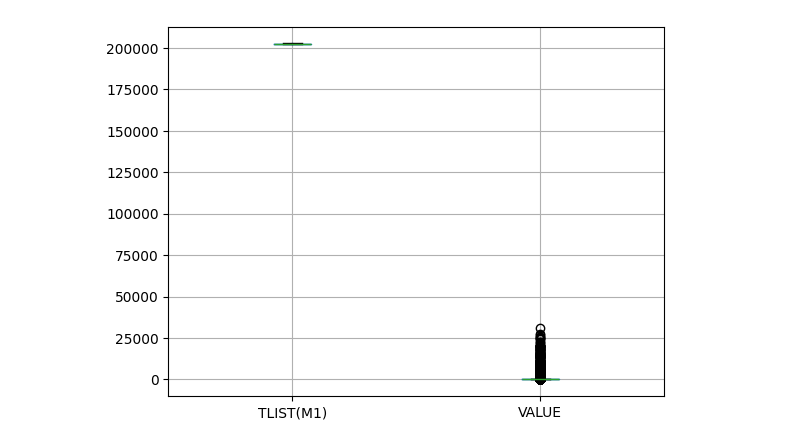
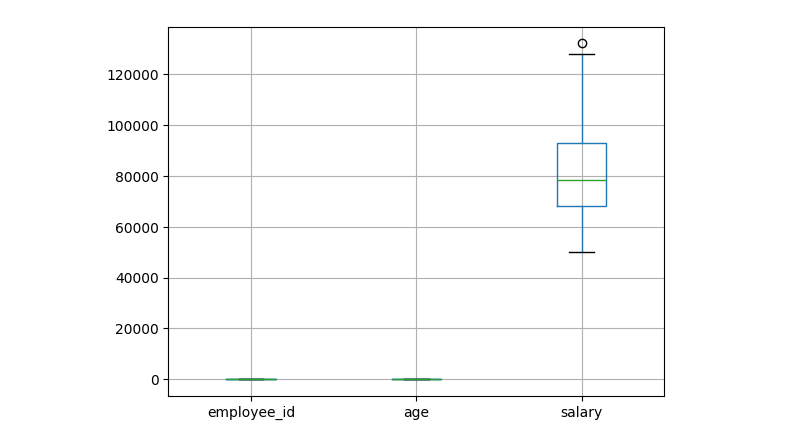
Before and after one commit to AndreiCatalinN/AI-notebooks, a Jupyter notebook: outliers.ipynb, the cells around one changed output. Cells and saved outputs as stored; diff of their text form; code cells hidden in the pictures.

```diff
--- a/outliers.ipynb
+++ b/outliers.ipynb
@@ -4,6 +4,6 @@ import pandas as pd
 import matplotlib.pyplot as plt
 import seaborn as sns
 # %%
-cars_df = pd.read_csv('TEM27.20260331220832.csv')
-cars_df.head()
+employee_df = pd.read_csv('Employee_imbalanced.csv')
+employee_df.head()
 # %% [output]
@@ -16,5 +16,5 @@ cars_df.head()
 # %%
-cars_df.boxplot(df['VALUE'])
+employee_df.boxplot()
 plt.show()
 # %% [output]
-[figure, old version]
+[figure, new version]
```
Also changed, not shown: parts of 10 cells of this notebook, 1 other file.
